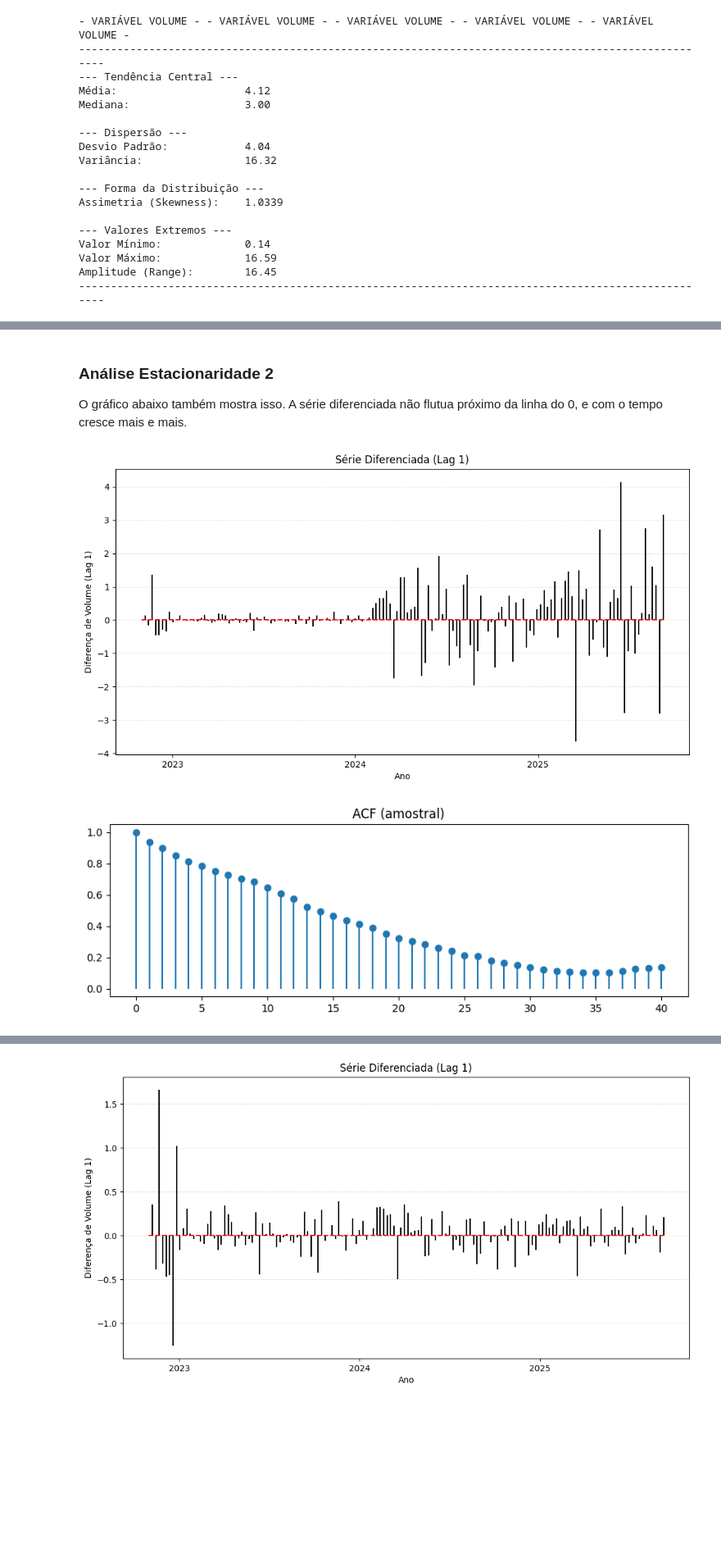
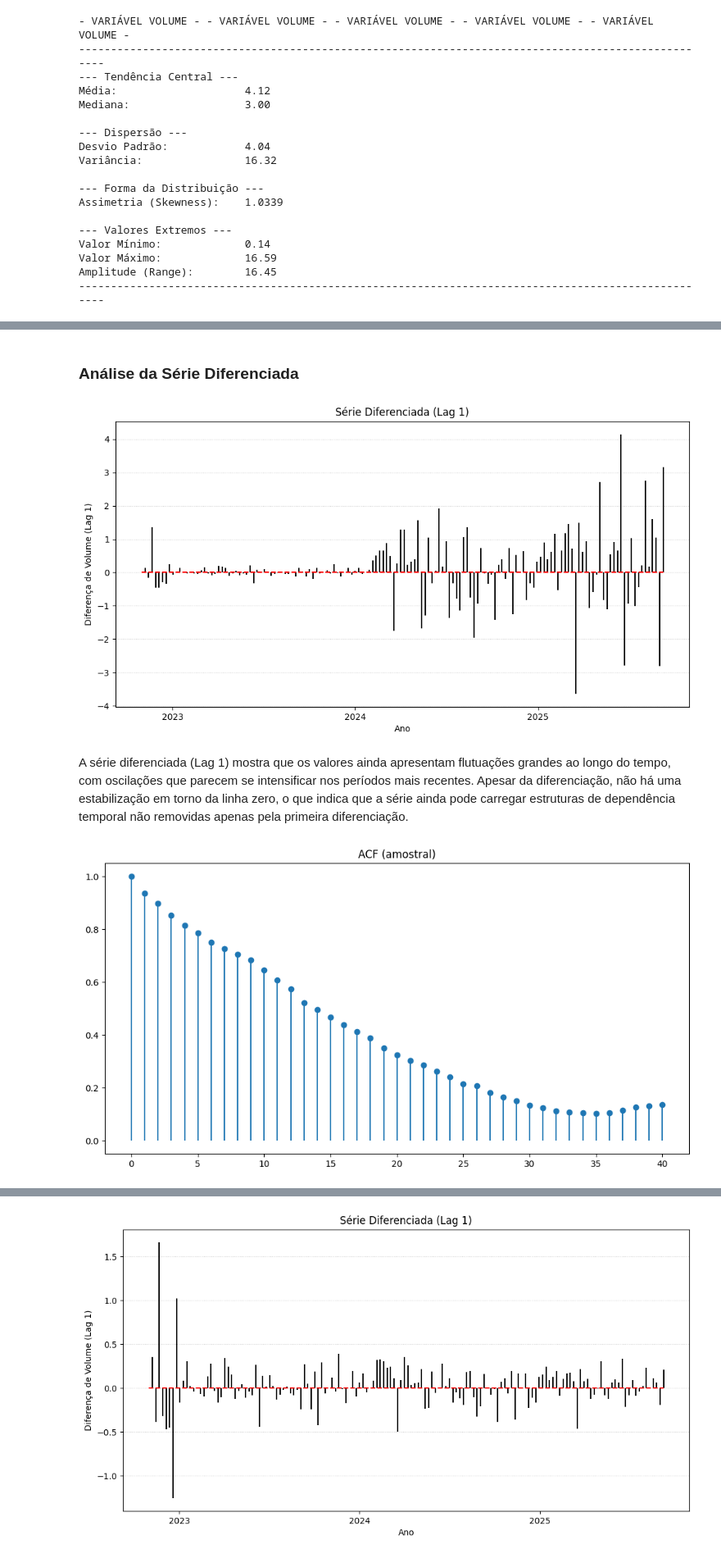
Before and after one commit to Vinasque/series_temporais, a Jupyter notebook: trabalho_a1.ipynb, the cells around one changed output, grey strips where cells are left out. Shown at 82% size. Cells and saved outputs as stored; diff of their text form; code cells hidden in the pictures; blank space fills up the shorter version.

```diff
--- a/trabalho_a1.ipynb
+++ b/trabalho_a1.ipynb
@@ -228,7 +223,5 @@ plt.show()
 # %% [markdown]
-### Análise Estacionaridade 2
-
-O gráfico abaixo também mostra isso. A série diferenciada não flutua próximo da linha do 0, e com o tempo cresce mais e mais.
+### Análise da Série Diferenciada
 # %%
 # Diferenciação (Lag 1)
 df['volume_diff'] = np.where(df['volume'].diff(1) != np.nan, df['volume'].diff(1), 0)
@@ -252,12 +245,15 @@ plt.ylabel("Diferença de Volume (Lag 1)")
 plt.title("Série Diferenciada (Lag 1)")
 plt.grid(axis='y', linestyle=':', alpha=0.6) # Grade apenas no eixo Y
 plt.show()
-
-lag_acf = acf(df['volume'].dropna(), nlags=40, fft=False)
-plt.figure(figsize=(10,3))
-plt.stem(range(len(lag_acf)), lag_acf, basefmt=' ')
-plt.title('ACF (amostral)')
-plt.show()
 # %% [output]
 [figure]
-[figure, removed]
+# %% [markdown]
+A série diferenciada (Lag 1) mostra que os valores ainda apresentam flutuações grandes ao longo do tempo, com oscilações que parecem se intensificar nos períodos mais recentes. Apesar da diferenciação, não há uma estabilização em torno da linha zero, o que indica que a série ainda pode carregar estruturas de dependência temporal não removidas apenas pela primeira diferenciação.
+# %%
+lag_acf = acf(df['volume'].dropna(), nlags=40, fft=False)
+plt.figure(figsize=(12,6))
+plt.stem(range(len(lag_acf)), lag_acf, basefmt=' ')
+plt.title('ACF (amostral)')
+plt.show()
+# %% [output]
+[figure, added]
```
Also changed, not shown: parts of 10 cells of this notebook.
